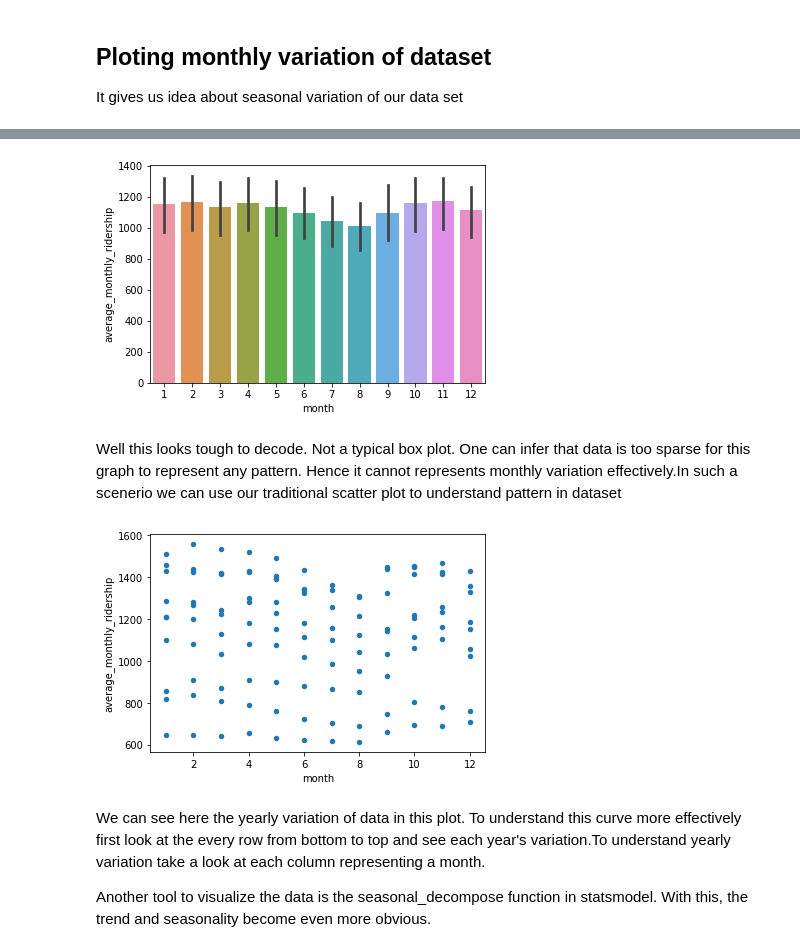
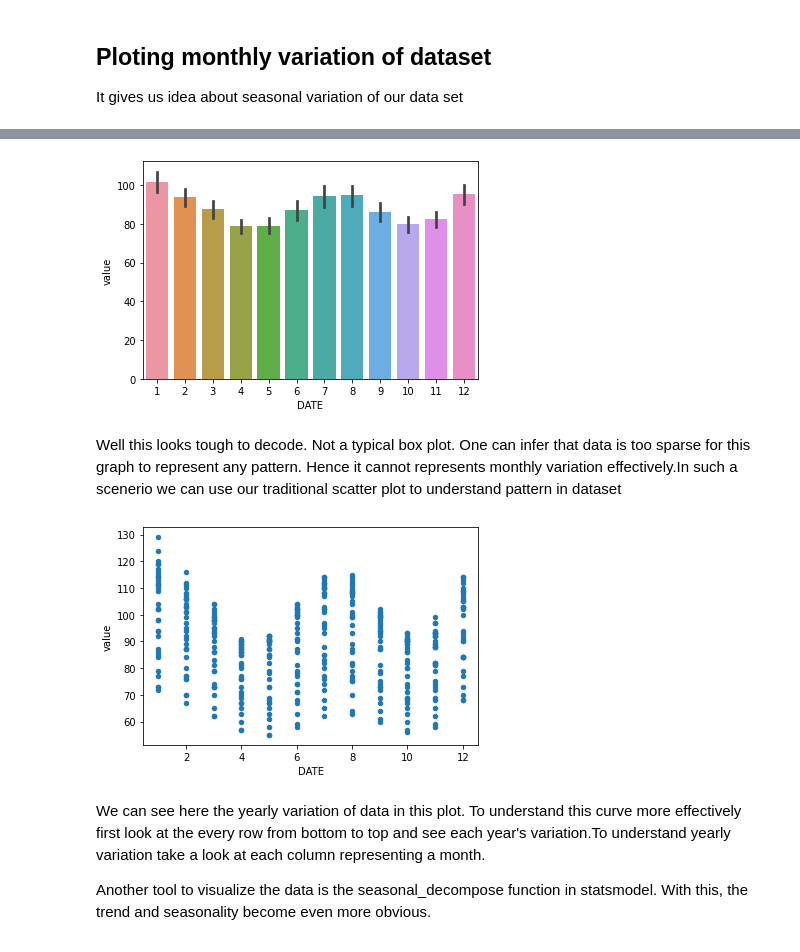
Before and after one commit to Naveen-004/Python-for-DataScience, a Jupyter notebook: ML/Time-series-analysis- Assignment 11.ipynb, the cells around one changed output, grey strips where cells are left out. Drawn from its saved outputs; the diff is of its cells as text; code cells hidden in the pictures.

```diff
--- a/ML/Time-series-analysis- Assignment 11.ipynb
+++ b/ML/Time-series-analysis- Assignment 11.ipynb
@@ -124,9 +129,9 @@ Changing data type of both the column
 * Assign int to `monthly_ridership_data` column
 * Assign datetime to `month` column
 # %%
-df['average_monthly_ridership'] = df['average_monthly_ridership'].astype(np.int32)
+df['value'] = df['value'].astype(np.int32)
 # %%
-df['month'] = pd.to_datetime(df['month'], format = '%Y-%m')
+df['DATE'] = pd.to_datetime(df['DATE'],)
 # %%
 df.dtypes
 # %% [output]
@@ -158,7 +163,7 @@ It gives us idea about seasonal variation of our data set
 to_plot_monthly_variation = df
 # %%
 # only storing month for each index
-mon = df['month']
+mon = df['DATE']
 # %%
 # decompose yyyy-mm data-type
 temp= pd.DatetimeIndex(mon)
@@ -167,7 +172,7 @@ temp= pd.DatetimeIndex(mon)
 month = pd.Series(temp.month)
 # %%
 # dropping month from to_plot_monthly_variation
-to_plot_monthly_variation = to_plot_monthly_variation.drop(['month'], axis = 1)
+to_plot_monthly_variation = to_plot_monthly_variation.drop(['DATE'], axis = 1)
 # %%
 # join months so we can get month to average monthly rider mapping
 to_plot_monthly_variation = to_plot_monthly_variation.join(month)
@@ -184,16 +189,16 @@ to_plot_monthly_variation.head()
 # %%
 # Plotting bar plot for each month
-sns.barplot(x = 'month', y = 'average_monthly_ridership', data = to_plot_monthly_variation)
+sns.barplot(x = 'DATE', y = 'value', data = to_plot_monthly_variation)
 plt.show()
 # %% [output]
-[figure, old version]
+[figure, new version]
 # %% [markdown]
 Well this looks tough to decode. Not a typical box plot. One can infer that data is too sparse for this graph to represent any pattern. Hence it  cannot represents monthly variation effectively.In such a scenerio we can use our traditional scatter plot to understand pattern in dataset
 # %%
-to_plot_monthly_variation.plot.scatter(x = 'month', y = 'average_monthly_ridership')
+to_plot_monthly_variation.plot.scatter(x = 'DATE', y = 'value')
 plt.show()
 # %% [output]
-[figure, old version]
+[figure, new version]
 # %% [markdown]
 We can see here the yearly variation of data in this plot. To understand this curve more effectively first look at the every row from bottom to top and see each year's variation.To understand yearly variation take a look at each column representing a  month.
 
```
Also changed, not shown: parts of 24 cells of this notebook, 4 other files.
